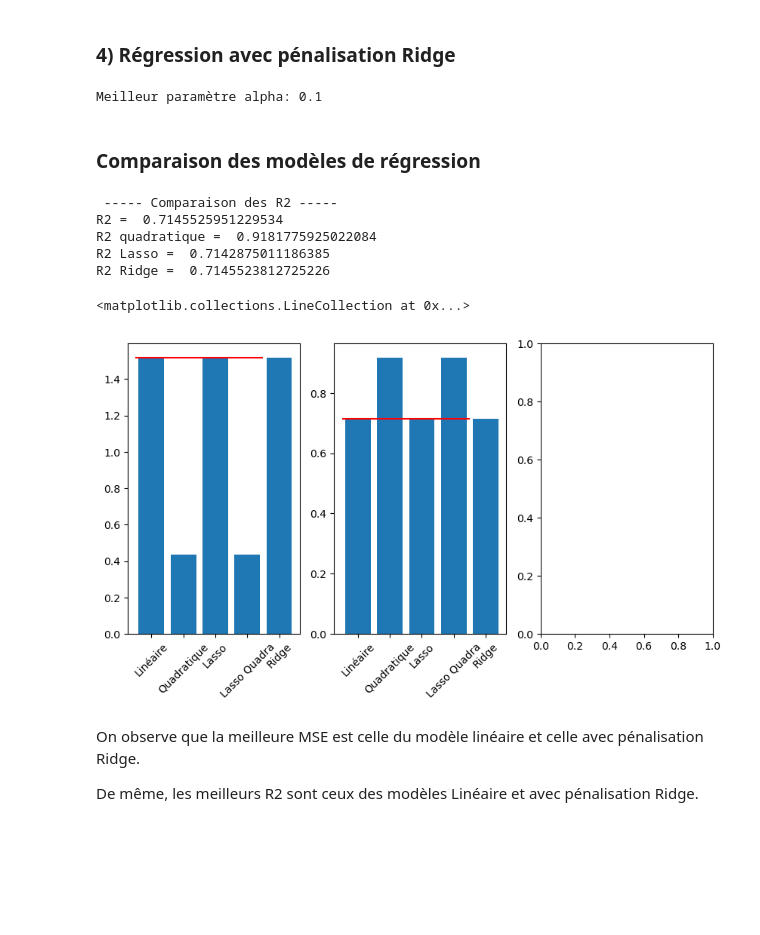
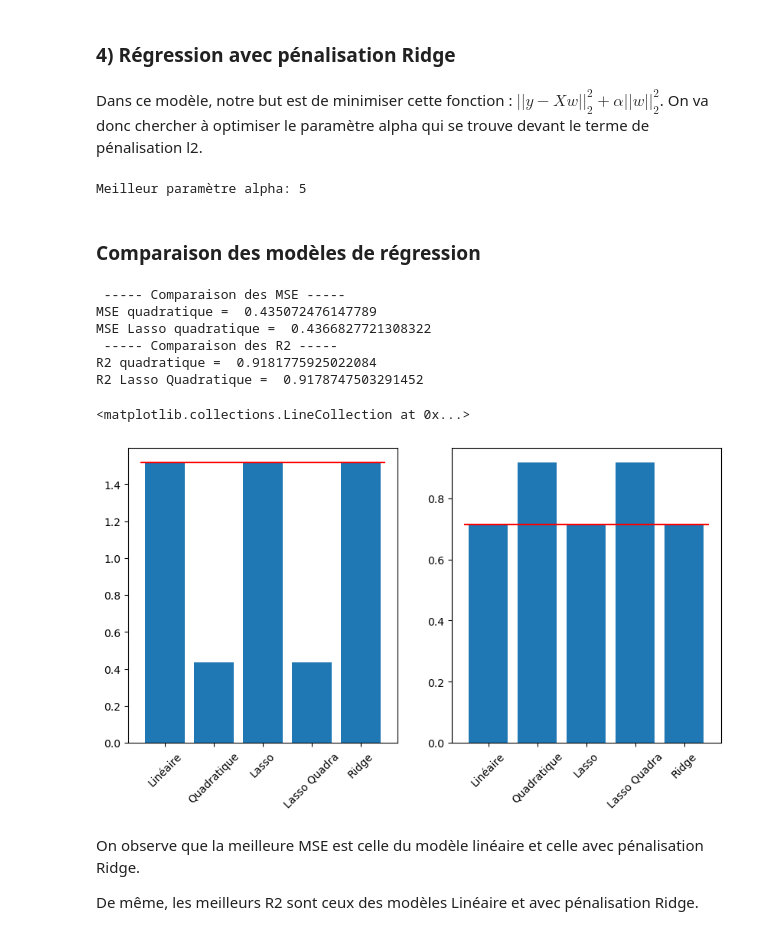
Before and after one commit to PaolaDeTruchis/MachineLearning, a Jupyter notebook: Projet_ML_Python.ipynb, the cells around one changed output. Saved outputs shown, nothing was run; the diff lists cells and outputs as text; code cells hidden in the pictures; blank space fills up the shorter version.

```diff
--- a/Projet_ML_Python.ipynb
+++ b/Projet_ML_Python.ipynb
@@ -636,18 +640,18 @@ residuals_lin_2 = CO2_test - CO2_pred_2
 from sklearn.model_selection import GridSearchCV
 from sklearn.linear_model import Lasso
 
-param=[{"alpha":[0.001,0.005,0.01,0.05 ]}]
+param=[{"alpha":[0.001,0.005,0.01,0.02,0.05]}]
 
 reg_lasso = Lasso(max_iter=10000)
 reg_lasso = GridSearchCV(estimator=reg_lasso,param_grid=param, cv=10)
 
 regOpt_lasso = reg_lasso.fit(Xr_train,CO2_train)
 
-best_lasso = reg_lasso.best_estimator_
+best_lasso = regOpt_lasso.best_estimator_
 
 print("Meilleur paramètre alpha:", regOpt_lasso.best_params_["alpha"])
 
-CO2_pred_lasso = reg_lasso.predict(Xr_test)
+CO2_pred_lasso = regOpt_lasso.predict(Xr_test)
 
 MSE_lasso = mean_squared_error(CO2_test, CO2_pred_lasso)
 R2_lasso = r2_score(CO2_test,CO2_pred_lasso)
@@ -740,20 +774,23 @@ AttributeError: 'Pipeline' object has no attribute 'coef_'
 # %% [markdown]
 ### 4) Régression avec pénalisation Ridge
+# %% [markdown]
+Dans ce modèle, notre but est de minimiser cette fonction : $||y - Xw||^2_2 + \alpha||w||^2_2$.
+On va donc chercher à optimiser le paramètre alpha qui se trouve devant le terme de pénalisation l2.
 # %%
 from sklearn.linear_model import Ridge
 
-param=[{"alpha":[0.05,0.06,0.07,0.08,0.09,0.1]}]
+param=[{"alpha":[0.01,0.05,0.07,0.1,1,5,10]}]
 
 reg_ridge = Ridge()
 reg_ridge = GridSearchCV(estimator=reg_ridge,param_grid=param, cv=10)
 
 regOpt_ridge = reg_ridge.fit(Xr_train,CO2_train)
 
-best_ridge = reg_ridge.best_estimator_
+best_ridge = regOpt_ridge.best_estimator_
 
 print("Meilleur paramètre alpha:", regOpt_ridge.best_params_["alpha"])
 
-CO2_pred_ridge = reg_ridge.predict(Xr_test)
+CO2_pred_ridge = regOpt_ridge.predict(Xr_test)
 
 MSE_ridge = mean_squared_error(CO2_test, CO2_pred_ridge)
 R2_ridge = r2_score(CO2_test,CO2_pred_ridge)
@@ -765,52 +802,55 @@ adjusted_R2_ridge = 1 - ((1 - R2_ridge) * (n - 1) / (n - p - 1))
 # Résidus
 residuals_ridge = CO2_test - CO2_pred_ridge
 # %% [output]
-Meilleur paramètre alpha: 0.1
+Meilleur paramètre alpha: 5
 # %% [markdown]
 ### Comparaison des modèles de régression
 # %%
-# print(" ----- Comparaison des MSE ----- ")
+print(" ----- Comparaison des MSE ----- ")
 # print("MSE = ", MSE)
-# print("MSE quadratique = ", MSE_2)
+print("MSE quadratique = ", MSE_2)
 # print("MSE Lasso = ", MSE_lasso)
 # print("MSE Ridge = ",MSE_ridge)
+print("MSE Lasso quadratique = ",MSE_lasso2)
 # print("")
 # print("")
 
 print(" ----- Comparaison des R2 ----- ")
-print("R2 = ",R2)
+#print("R2 = ",R2)
 print("R2 quadratique = ",R2_2)
-print("R2 Lasso = ",R2_lasso)
-print("R2 Ridge = ",R2_ridge)
-print("")
-print("")
+#print("R2 Lasso = ",R2_lasso)
+#print("R2 Ridge = ",R2_ridge)
+print("R2 Lasso Quadratique = ",R2_lasso2)
+#print("")
+#print("")
 
-fig ,axs = plt.subplots(1,3, figsize=(10,5))
+fig ,axs = plt.subplots(1,2, figsize=(10,5))
 
 ind = ["Linéaire","Quadratique","Lasso","Lasso Quadra","Ridge"]
 list_MSE = [MSE,MSE_2,MSE_lasso,MSE_lasso2,MSE_ridge]
 axs[0].bar(ind,list_MSE)
 axs[0].set_xticklabels(ind,rotation=45)
-axs[0].hlines(MSE,-0.5,3.5,color="red")
+axs[0].hlines(MSE,-0.5,4.5,color="red")
 
 list_R2 = [R2,R2_2,R2_lasso,R2_lasso2,R2_ridge]
 axs[1].bar(ind,list_R2)
 axs[1].set_xticklabels(ind,rotation=45)
-axs[1].hlines(R2,-0.5,3.5,color="red")
+axs[1].hlines(R2,-0.5,4.5,color="red")
 #axs[1].set_ylim(0.95, max(list_R2) * 1.01)
 
 # list_R2_adj = [adjusted_R2,adjusted_R2_2,adjusted_R2_lasso,adjusted_R2_ridge]
 # axs[2].bar(ind,list_R2_adj)
 # axs[2].hlines(adjusted_R2,-0.5,3.5,color="red")
 # axs[2].set_ylim(0.95, max(list_R2_adj) * 1.01)
 # %% [output]
+ ----- Comparaison des MSE -----
+MSE quadratique =  0.435072476147789
+MSE Lasso quadratique =  0.4366827721308322
  ----- Comparaison des R2 -----
-R2 =  0.7145525951229534
 R2 quadratique =  0.9181775925022084
-R2 Lasso =  0.7142875011186385
-R2 Ridge =  0.7145523812725226
+R2 Lasso Quadratique =  0.9178747503291452
 <matplotlib.collections.LineCollection at 0x...>
-[figure, old version]
+[figure, new version]
 # %% [markdown]
 On observe que la meilleure MSE est celle du modèle linéaire et celle avec pénalisation Ridge.
 
```
Also changed, not shown: parts of 32 cells of this notebook.
